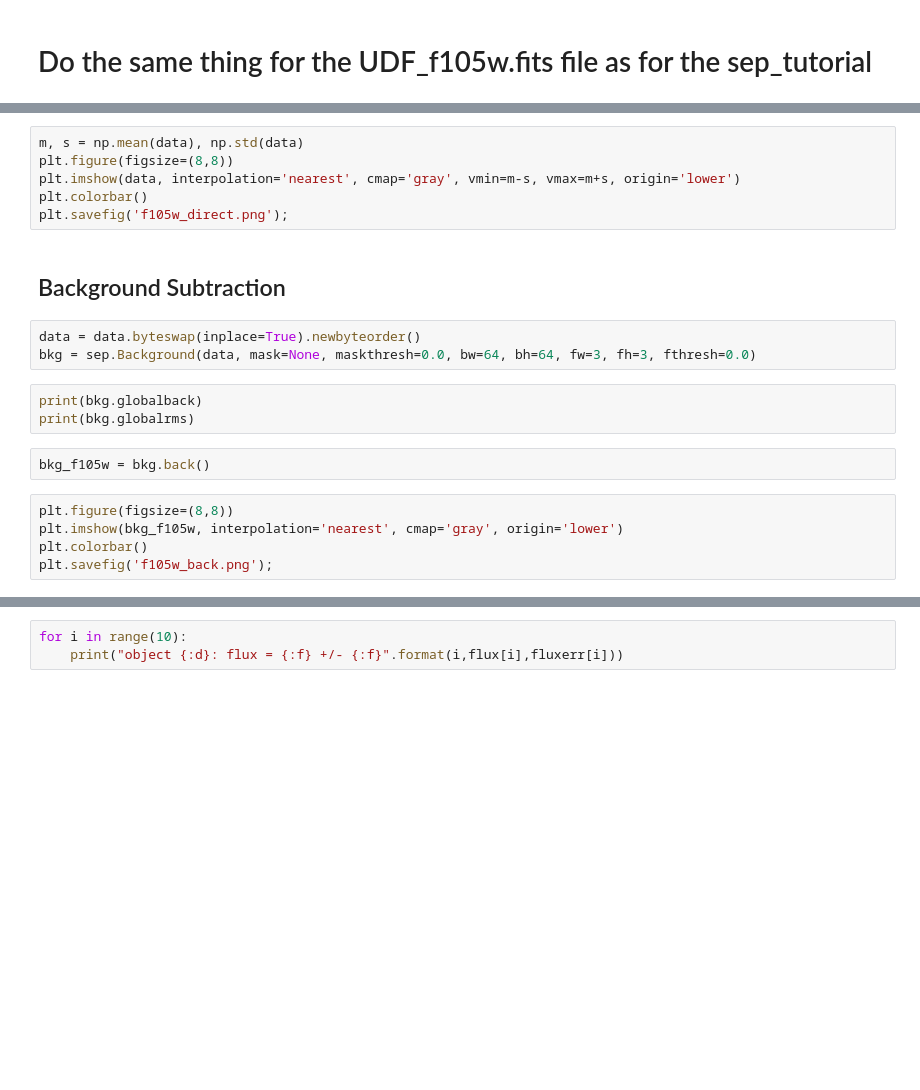
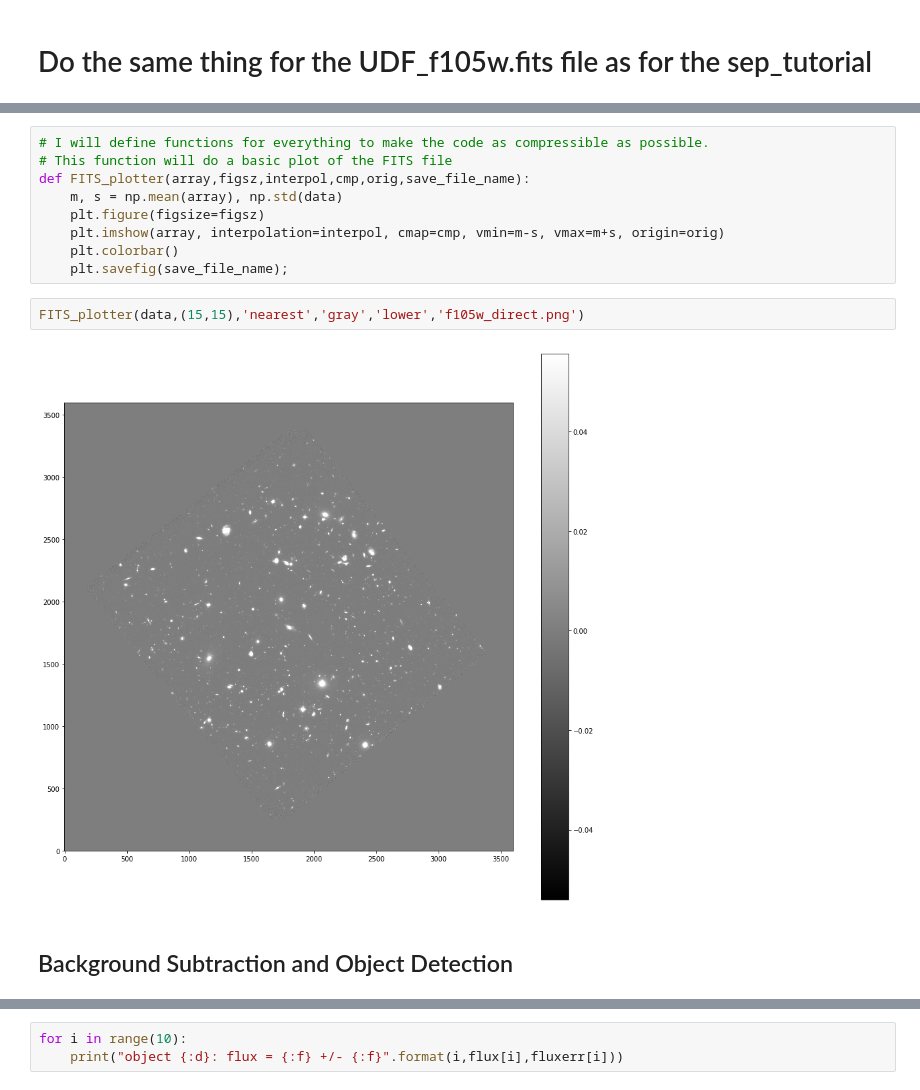
Before and after one commit to tiseever/ASTR_119_Final_Project, a Jupyter notebook: UDF_f105w_Object_Detection.ipynb, the cells around one changed output, grey strips where cells are left out. Cells and saved outputs as stored; diff of their text form; blank space fills up the shorter version.

```diff
--- a/UDF_f105w_Object_Detection.ipynb
+++ b/UDF_f105w_Object_Detection.ipynb
@@ -16,21 +18,15 @@ hdul.close()
 # %%
-m, s = np.mean(data), np.std(data)
-plt.figure(figsize=(8,8))
-plt.imshow(data, interpolation='nearest', cmap='gray', vmin=m-s, vmax=m+s, origin='lower')
-plt.colorbar()
-plt.savefig('f105w_direct.png');
+# I will define functions for everything to make the code as compressible as possible.
+# This function will do a basic plot of the FITS file
+def FITS_plotter(array,figsz,interpol,cmp,orig,save_file_name):
+    m, s = np.mean(array), np.std(data)
+    plt.figure(figsize=figsz)
+    plt.imshow(array, interpolation=interpol, cmap=cmp, vmin=m-s, vmax=m+s, origin=orig)
+    plt.colorbar()
+    plt.savefig(save_file_name);
+# %%
+FITS_plotter(data,(15,15),'nearest','gray','lower','f105w_direct.png')
+# %% [output]
+[figure, added]
 # %% [markdown]
-## Background Subtraction
+## Background Subtraction and Object Detection
-# %%
-data = data.byteswap(inplace=True).newbyteorder()
-bkg = sep.Background(data, mask=None, maskthresh=0.0, bw=64, bh=64, fw=3, fh=3, fthresh=0.0)
-# %%
-print(bkg.globalback)
-print(bkg.globalrms)
-# %%
-bkg_f105w = bkg.back()
-# %%
-plt.figure(figsize=(8,8))
-plt.imshow(bkg_f105w, interpolation='nearest', cmap='gray', origin='lower')
-plt.colorbar()
-plt.savefig('f105w_back.png');
```
Also changed, not shown: parts of 19 cells of this notebook, 1 other file.
